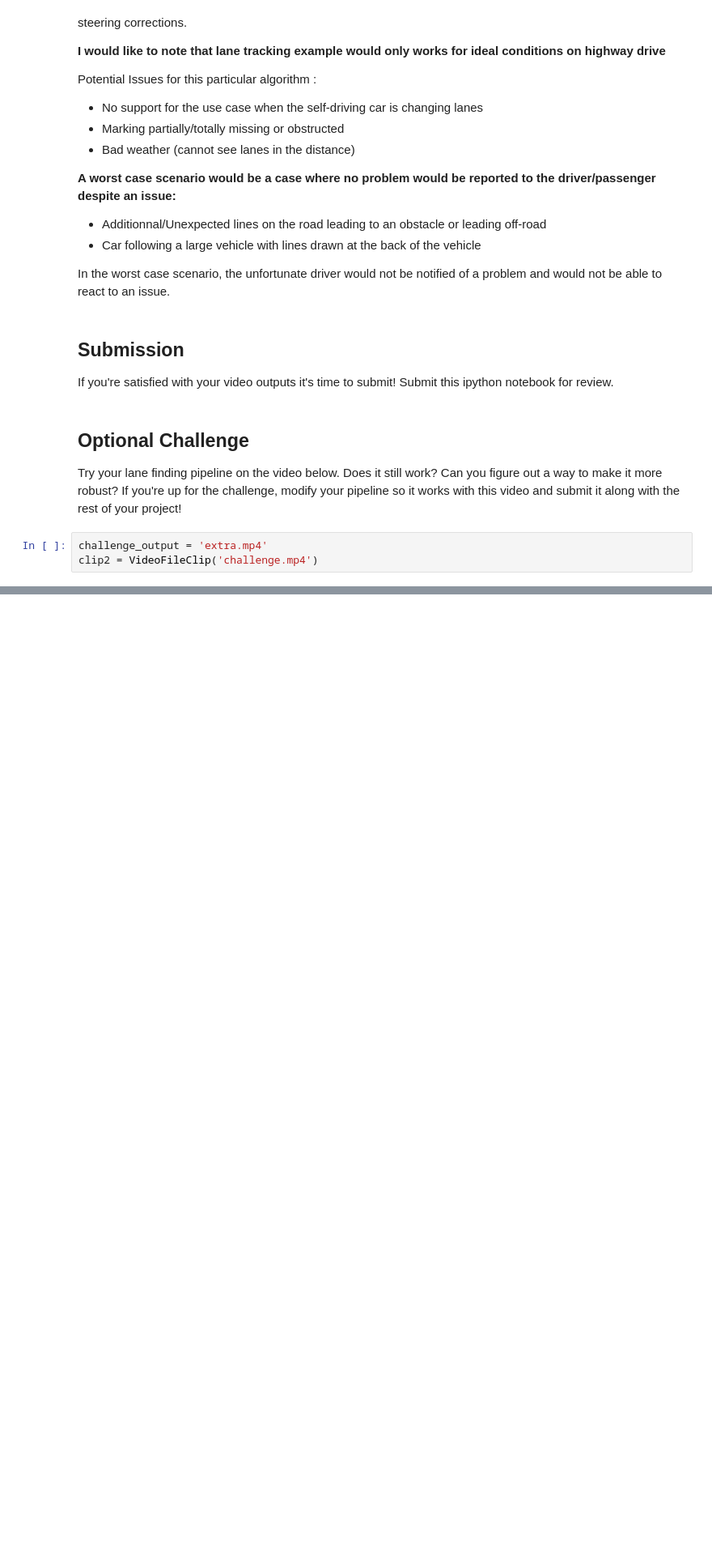
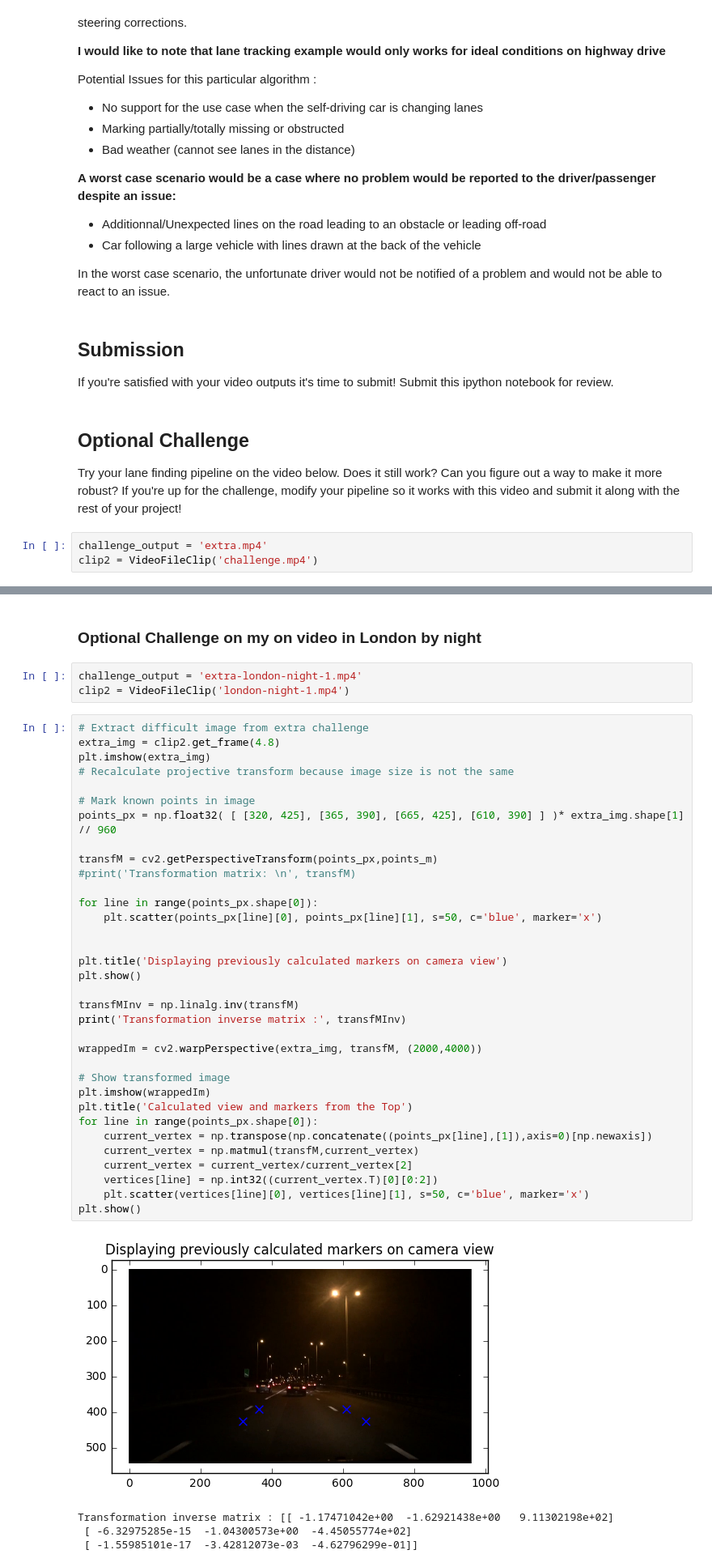
Before and after one commit to rdjondo/CarND-LaneLines-P1, a Jupyter notebook: P1.ipynb, the cells around one changed output, grey strips where cells are left out. Shown at 81% size. Saved outputs shown, nothing was run; the diff lists cells and outputs as text; blank space fills up the shorter version.

```diff
--- a/P1.ipynb
+++ b/P1.ipynb
@@ -615,3 +713,47 @@ HTML("""
 """.format(challenge_output))
 # %% [output]
 [interactive output not drawn]
+# %% [markdown]
+### Optional Challenge on my on video in London by night
+# %%
+challenge_output = 'extra-london-night-1.mp4'
+clip2 = VideoFileClip('london-night-1.mp4')
+# %%
+# Extract difficult image from extra challenge
+extra_img = clip2.get_frame(4.8)
+plt.imshow(extra_img)
+# Recalculate projective transform because image size is not the same
+
+# Mark known points in image
+points_px = np.float32( [ [320, 425], [365, 390], [665, 425], [610, 390] ] )* extra_img.shape[1] // 960
+
+transfM = cv2.getPerspectiveTransform(points_px,points_m)
+#print('Transformation matrix: \n', transfM)
+
+for line in range(points_px.shape[0]):
+    plt.scatter(points_px[line][0], points_px[line][1], s=50, c='blue', marker='x')
+
+
+plt.title('Displaying previously calculated markers on camera view')
+plt.show()
+
+transfMInv = np.linalg.inv(transfM)
+print('Transformation inverse matrix :', transfMInv)
+
+wrappedIm = cv2.warpPerspective(extra_img, transfM, (2000,4000))
+
+# Show transformed image
+plt.imshow(wrappedIm)
+plt.title('Calculated view and markers from the Top')
+for line in range(points_px.shape[0]):
+    current_vertex = np.transpose(np.concatenate((points_px[line],[1]),axis=0)[np.newaxis])
+    current_vertex = np.matmul(transfM,current_vertex)
+    current_vertex = current_vertex/current_vertex[2]
+    vertices[line] = np.int32((current_vertex.T)[0][0:2])
+    plt.scatter(vertices[line][0], vertices[line][1], s=50, c='blue', marker='x')
+plt.show()
+# %% [output]
+[figure, added]
+Transformation inverse matrix : [[ -1.17471042e+00  -1.62921438e+00   9.11302198e+02]
+ [ -6.32975285e-15  -1.04300573e+00  -4.45055774e+02]
+ [ -1.55985101e-17  -3.42812073e-03  -4.62796299e-01]]
```
Also changed, not shown: parts of 13 cells of this notebook, 4 other files.
